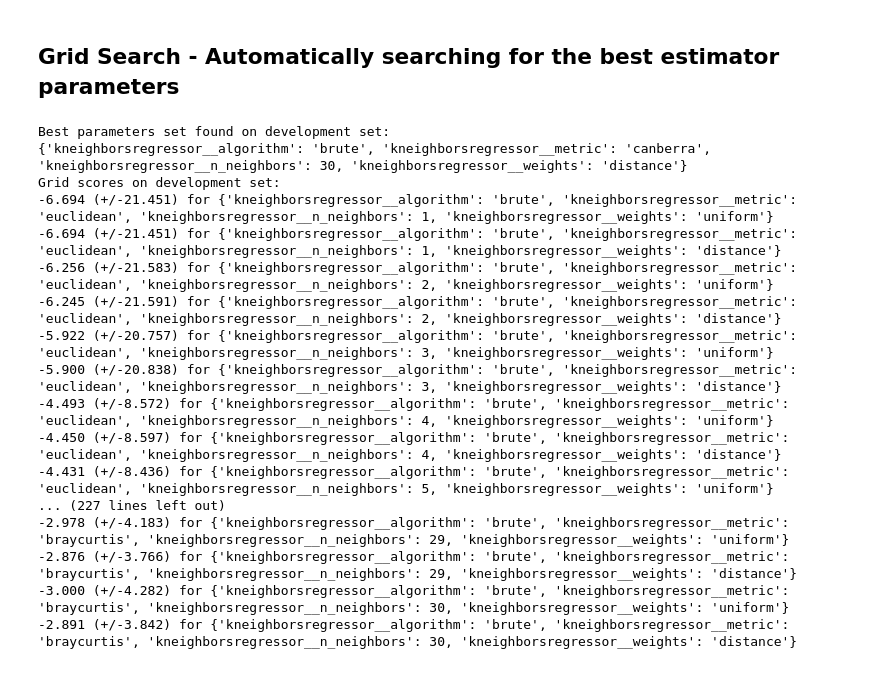
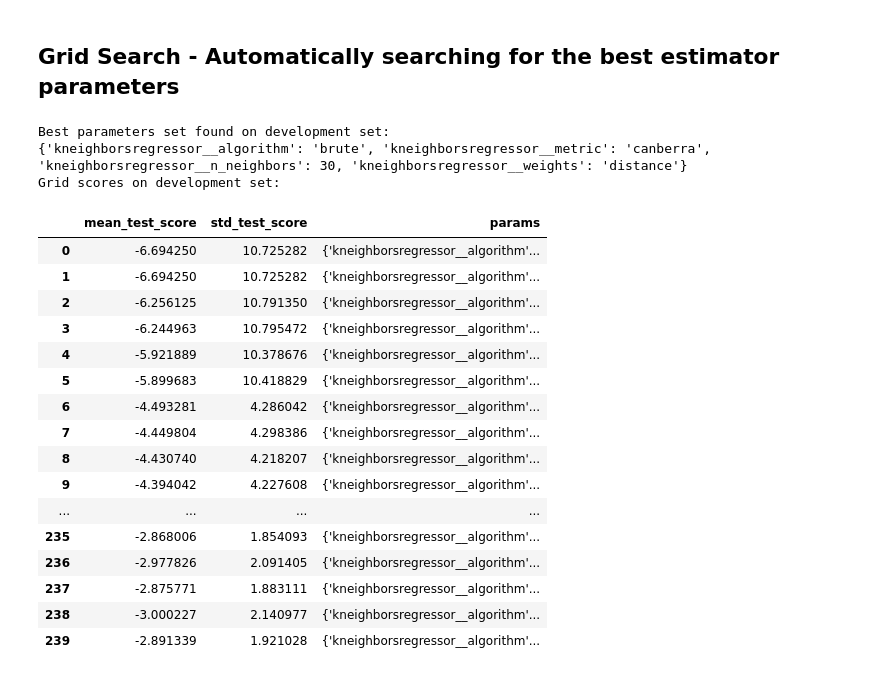
Before and after one commit to YanuX-Framework/YanuX-Cruncher, a Jupyter notebook: WifiFingerprintingExperiments.ipynb, the cells around one changed output. Drawn from its saved outputs; the diff is of its cells as text; code cells hidden in the pictures.

```diff
--- a/WifiFingerprintingExperiments.ipynb
+++ b/WifiFingerprintingExperiments.ipynb
@@ -835,46 +838,50 @@ algorithm_values = ["brute"]
 nan_filler = default_data_scenario[mac_addresses].min().min()*1.001
 curr_data = default_data_scenario.fillna(nan_filler)
 
 param_grid = {
                 "kneighborsregressor__n_neighbors": list(k_neighbors_values),
                 "kneighborsregressor__weights": weights_values,
                 "kneighborsregressor__metric": metric_values,
                 "kneighborsregressor__algorithm": algorithm_values,
               }
 
 scaler = preprocessing.StandardScaler()
 cross_validation = LeaveOneGroupOut()
 estimator = make_pipeline(preprocessing.StandardScaler(), KNeighborsRegressor())
 
 grid = GridSearchCV(estimator,
                     param_grid=param_grid,
                     cv=cross_validation,
                     n_jobs=1,
                     scoring=sklearn.metrics.make_scorer(sklearn.metrics.mean_squared_error,
                                                         greater_is_better=False,
                                                         multioutput="uniform_average"))
 
 grid.fit(curr_data[mac_addresses], curr_data[coord_cols], default_data_scenario_groups)
 print("Best parameters set found on development set:")
 print(grid.best_params_)
+
 print("Grid scores on development set:")
-for params, mean_score, scores in grid.grid_scores_:
-    print("%0.3f (+/-%0.03f) for %r" %(mean_score, scores.std() * 2, params))
+gridcv_results = pd.DataFrame(grid.cv_results_)
+gridcv_results[['mean_test_score', 'std_test_score', 'params']]
 # %% [output]
 Best parameters set found on development set:
 {'kneighborsregressor__algorithm': 'brute', 'kneighborsregressor__metric': 'canberra', 'kneighborsregressor__n_neighbors': 30, 'kneighborsregressor__weights': 'distance'}
 Grid scores on development set:
--6.694 (+/-21.451) for {'kneighborsregressor__algorithm': 'brute', 'kneighborsregressor__metric': 'euclidean', 'kneighborsregressor__n_neighbors': 1, 'kneighborsregressor__weights': 'uniform'}
--6.694 (+/-21.451) for {'kneighborsregressor__algorithm': 'brute', 'kneighborsregressor__metric': 'euclidean', 'kneighborsregressor__n_neighbors': 1, 'kneighborsregressor__weights': 'distance'}
--6.256 (+/-21.583) for {'kneighborsregressor__algorithm': 'brute', 'kneighborsregressor__metric': 'euclidean', 'kneighborsregressor__n_neighbors': 2, 'kneighborsregressor__weights': 'uniform'}
--6.245 (+/-21.591) for {'kneighborsregressor__algorithm': 'brute', 'kneighborsregressor__metric': 'euclidean', 'kneighborsregressor__n_neighbors': 2, 'kneighborsregressor__weights': 'distance'}
--5.922 (+/-20.757) for {'kneighborsregressor__algorithm': 'brute', 'kneighborsregressor__metric': 'euclidean', 'kneighborsregressor__n_neighbors': 3, 'kneighborsregressor__weights': 'uniform'}
--5.900 (+/-20.838) for {'kneighborsregressor__algorithm': 'brute', 'kneighborsregressor__metric': 'euclidean', 'kneighborsregressor__n_neighbors': 3, 'kneighborsregressor__weights': 'distance'}
--4.493 (+/-8.572) for {'kneighborsregressor__algorithm': 'brute', 'kneighborsregressor__metric': 'euclidean', 'kneighborsregressor__n_neighbors': 4, 'kneighborsregressor__weights': 'uniform'}
--4.450 (+/-8.597) for {'kneighborsregressor__algorithm': 'brute', 'kneighborsregressor__metric': 'euclidean', 'kneighborsregressor__n_neighbors': 4, 'kneighborsregressor__weights': 'distance'}
--4.431 (+/-8.436) for {'kneighborsregressor__algorithm': 'brute', 'kneighborsregressor__metric': 'euclidean', 'kneighborsregressor__n_neighbors': 5, 'kneighborsregressor__weights': 'uniform'}
-... (227 lines left out)
--2.978 (+/-4.183) for {'kneighborsregressor__algorithm': 'brute', 'kneighborsregressor__metric': 'braycurtis', 'kneighborsregressor__n_neighbors': 29, 'kneighborsregressor__weights': 'uniform'}
--2.876 (+/-3.766) for {'kneighborsregressor__algorithm': 'brute', 'kneighborsregressor__metric': 'braycurtis', 'kneighborsregressor__n_neighbors': 29, 'kneighborsregressor__weights': 'distance'}
--3.000 (+/-4.282) for {'kneighborsregressor__algorithm': 'brute', 'kneighborsregressor__metric': 'braycurtis', 'kneighborsregressor__n_neighbors': 30, 'kneighborsregressor__weights': 'uniform'}
--2.891 (+/-3.842) for {'kneighborsregressor__algorithm': 'brute', 'kneighborsregressor__metric': 'braycurtis', 'kneighborsregressor__n_neighbors': 30, 'kneighborsregressor__weights': 'distance'}
+|  | mean_test_score | std_test_score | params |
+| 0 | -6.694250 | 10.725282 | {'kneighborsregressor__algorithm'... |
+| 1 | -6.694250 | 10.725282 | {'kneighborsregressor__algorithm'... |
+| 2 | -6.256125 | 10.791350 | {'kneighborsregressor__algorithm'... |
+| 3 | -6.244963 | 10.795472 | {'kneighborsregressor__algorithm'... |
+| 4 | -5.921889 | 10.378676 | {'kneighborsregressor__algorithm'... |
+| 5 | -5.899683 | 10.418829 | {'kneighborsregressor__algorithm'... |
+| 6 | -4.493281 | 4.286042 | {'kneighborsregressor__algorithm'... |
+| 7 | -4.449804 | 4.298386 | {'kneighborsregressor__algorithm'... |
+| 8 | -4.430740 | 4.218207 | {'kneighborsregressor__algorithm'... |
+| 9 | -4.394042 | 4.227608 | {'kneighborsregressor__algorithm'... |
+| ... | ... | ... | ... |
+| 235 | -2.868006 | 1.854093 | {'kneighborsregressor__algorithm'... |
+| 236 | -2.977826 | 2.091405 | {'kneighborsregressor__algorithm'... |
+| 237 | -2.875771 | 1.883111 | {'kneighborsregressor__algorithm'... |
+| 238 | -3.000227 | 2.140977 | {'kneighborsregressor__algorithm'... |
+| 239 | -2.891339 | 1.921028 | {'kneighborsregressor__algorithm'... |
```
Also changed, not shown: parts of 14 cells of this notebook, 1 other file.
